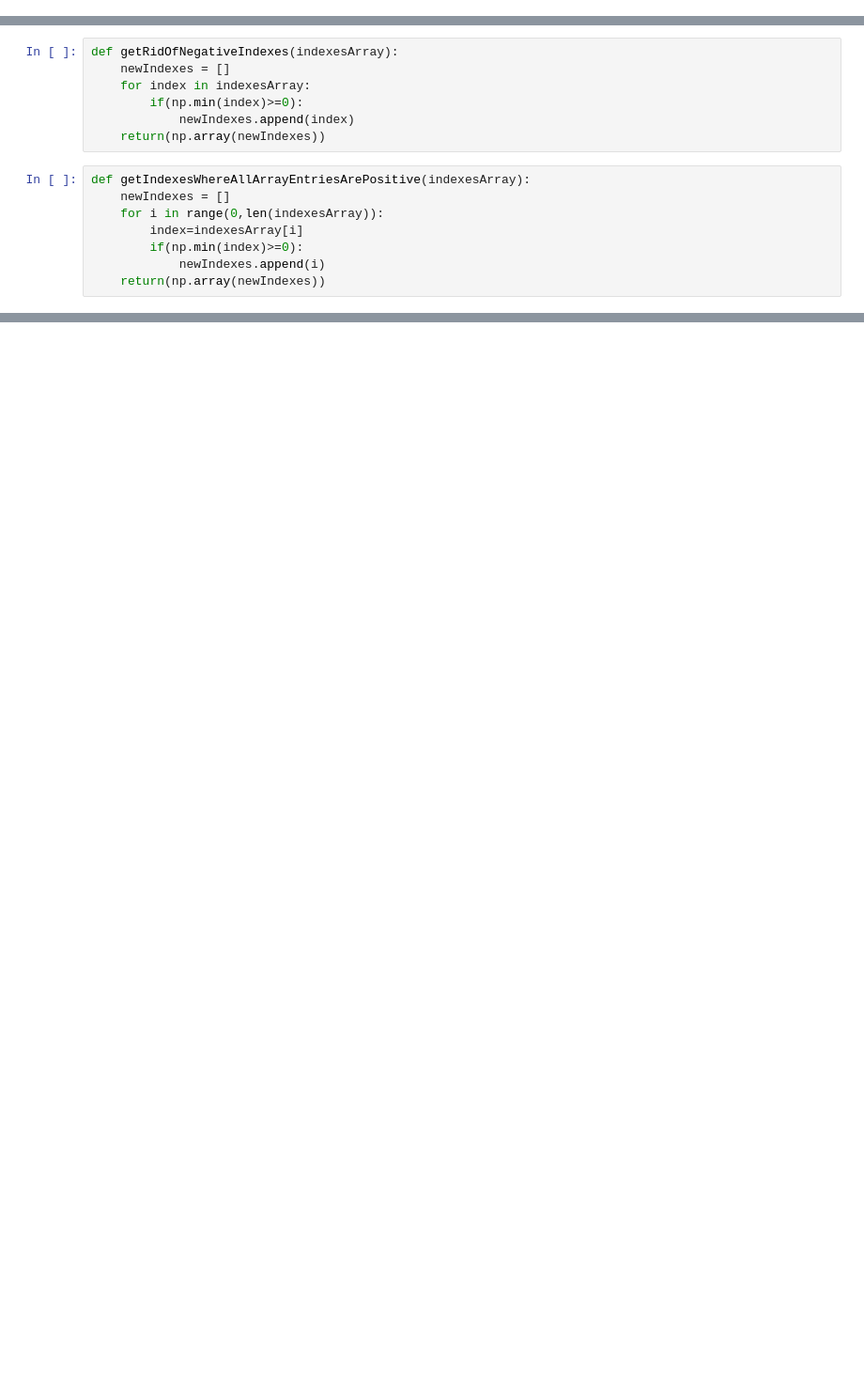
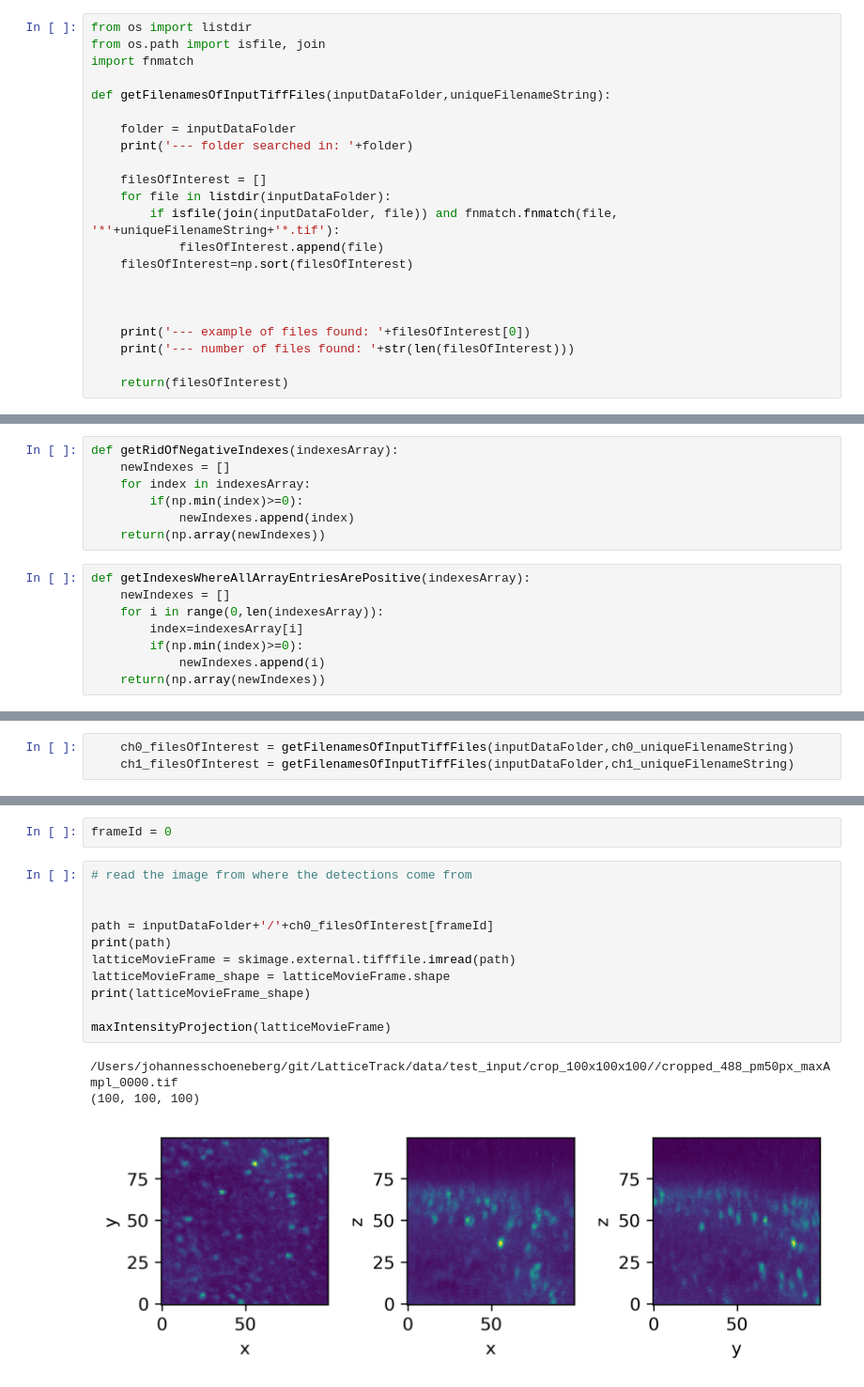
Before and after one commit to pylattice/pyLattice, a Jupyter notebook: src/python/tiffProcessing_drawBoxAroundEveryDetectionInFrame.ipynb, the cells around one changed output, grey strips where cells are left out. Shown: that part at 94% size. Drawn from its saved outputs; the diff is of its cells as text; blank space fills up the shorter version.

Commit message:
pretty now: drawBoxAroundEveryDetectionInFrame.ipynb

```diff
--- a/src/python/tiffProcessing_drawBoxAroundEveryDetectionInFrame.ipynb
+++ b/src/python/tiffProcessing_drawBoxAroundEveryDetectionInFrame.ipynb
@@ -113,0 +78,22 @@ print(np.sort(allDetectedPunctaInFirstFrame))
+# %%
+from os import listdir
+from os.path import isfile, join
+import fnmatch
+
+def getFilenamesOfInputTiffFiles(inputDataFolder,uniqueFilenameString):
+
+    folder = inputDataFolder
+    print('--- folder searched in: '+folder)
+
+    filesOfInterest = []
+    for file in listdir(inputDataFolder):
+        if isfile(join(inputDataFolder, file)) and fnmatch.fnmatch(file, '*'+uniqueFilenameString+'*.tif'):
+            filesOfInterest.append(file)
+    filesOfInterest=np.sort(filesOfInterest)
+
+
+
+    print('--- example of files found: '+filesOfInterest[0])
+    print('--- number of files found: '+str(len(filesOfInterest)))
+
+    return(filesOfInterest)
@@ -128,0 +160,3 @@ def getIndexesWhereAllArrayEntriesArePositive(indexesArray):
+# %%
+    ch0_filesOfInterest = getFilenamesOfInputTiffFiles(inputDataFolder,ch0_uniqueFilenameString)
+    ch1_filesOfInterest = getFilenamesOfInputTiffFiles(inputDataFolder,ch1_uniqueFilenameString)
@@ -128,0 +170,17 @@ def getIndexesWhereAllArrayEntriesArePositive(indexesArray):
+# %%
+frameId = 0
+# %%
+# read the image from where the detections come from
+
+
+path = inputDataFolder+'/'+ch0_filesOfInterest[frameId]
+print(path)
+latticeMovieFrame = skimage.external.tifffile.imread(path)
+latticeMovieFrame_shape = latticeMovieFrame.shape
+print(latticeMovieFrame_shape)
+
+maxIntensityProjection(latticeMovieFrame)
+# %% [output]
+/Users/johannesschoeneberg/git/LatticeTrack/data/test_input/crop_100x100x100//cropped_488_pm50px_maxAmpl_0000.tif
+(100, 100, 100)
+[figure, added]
```
Also changed, not shown: parts of 16 cells of this notebook.
